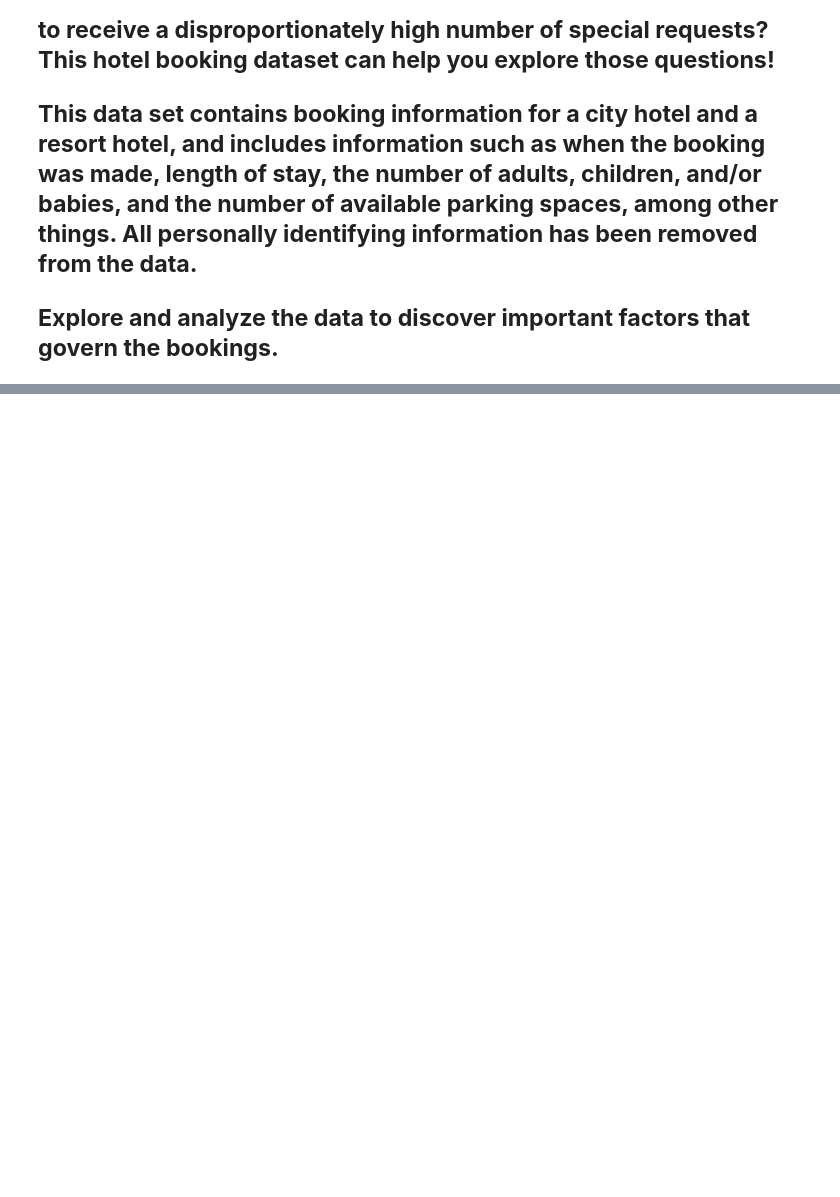
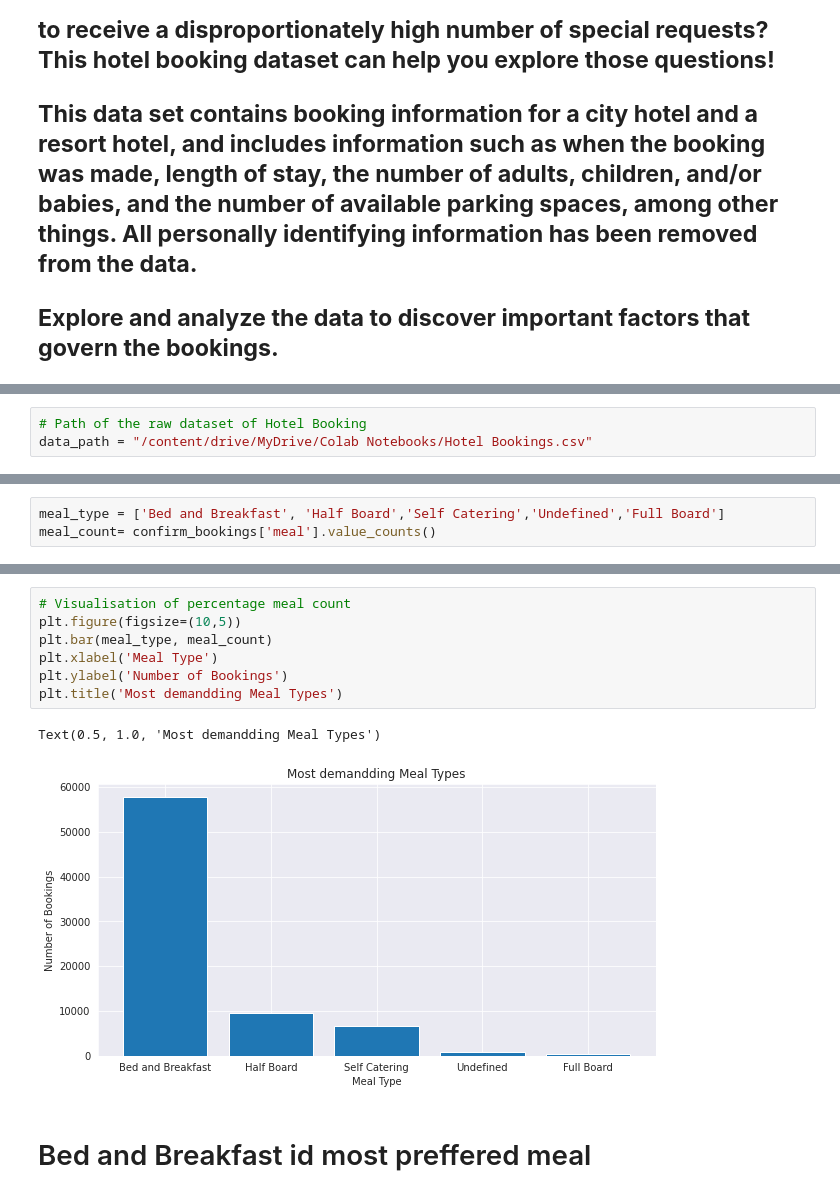
Before and after one commit to AkashK18/Hotel_Booking_Analysis_Capstone_Project, a Jupyter notebook: Hotel_Booking_Analysis_Capstone_Project.ipynb, the cells around one changed output, grey strips where cells are left out. Cells and saved outputs as stored; diff of their text form; blank space fills up the shorter version.

```diff
--- a/Hotel_Booking_Analysis_Capstone_Project.ipynb
+++ b/Hotel_Booking_Analysis_Capstone_Project.ipynb
@@ -791,0 +24,3 @@ sns.heatmap((correlation), annot=True, cmap='coolwarm')
+# %%
+# Path of the raw dataset of Hotel Booking
+data_path = "/content/drive/MyDrive/Colab Notebooks/Hotel Bookings.csv"
@@ -791,0 +358,3 @@ sns.heatmap((correlation), annot=True, cmap='coolwarm')
+# %%
+meal_type = ['Bed and Breakfast', 'Half Board','Self Catering','Undefined','Full Board']
+meal_count= confirm_bookings['meal'].value_counts()
@@ -791,0 +372,12 @@ sns.heatmap((correlation), annot=True, cmap='coolwarm')
+# %%
+# Visualisation of percentage meal count
+plt.figure(figsize=(10,5))
+plt.bar(meal_type, meal_count)
+plt.xlabel('Meal Type')
+plt.ylabel('Number of Bookings')
+plt.title('Most demandding Meal Types')
+# %% [output]
+Text(0.5, 1.0, 'Most demandding Meal Types')
+[figure, added]
+# %% [markdown]
+# Bed and Breakfast id most preffered meal
```
Also changed, not shown: parts of 153 cells of this notebook.
